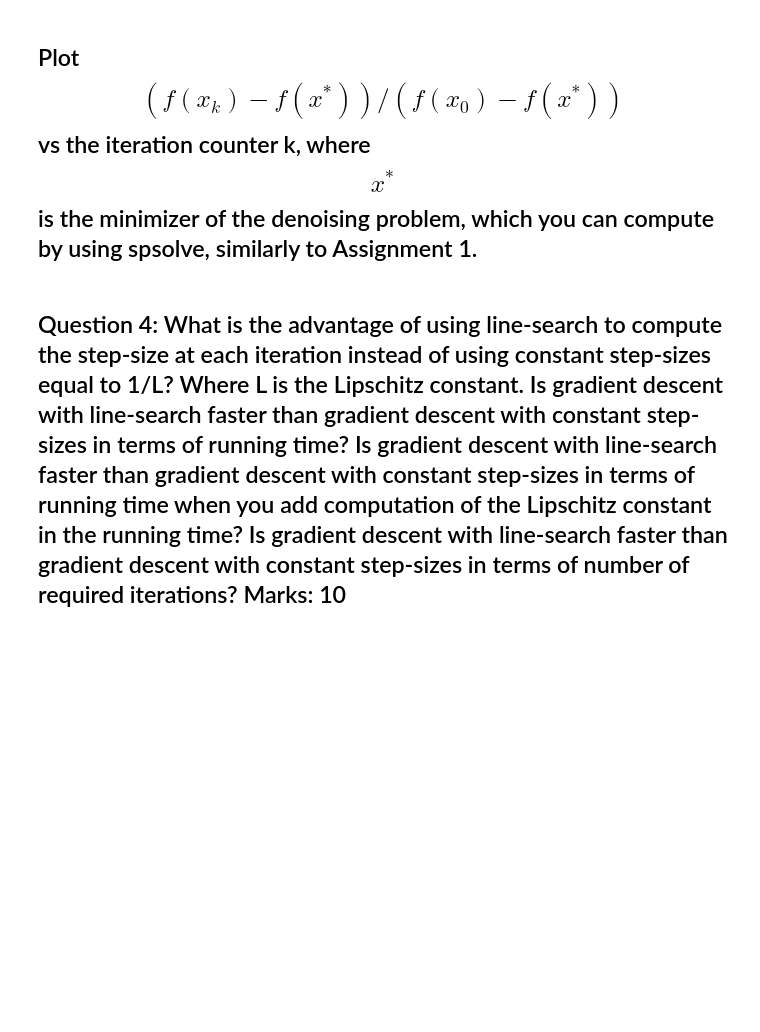
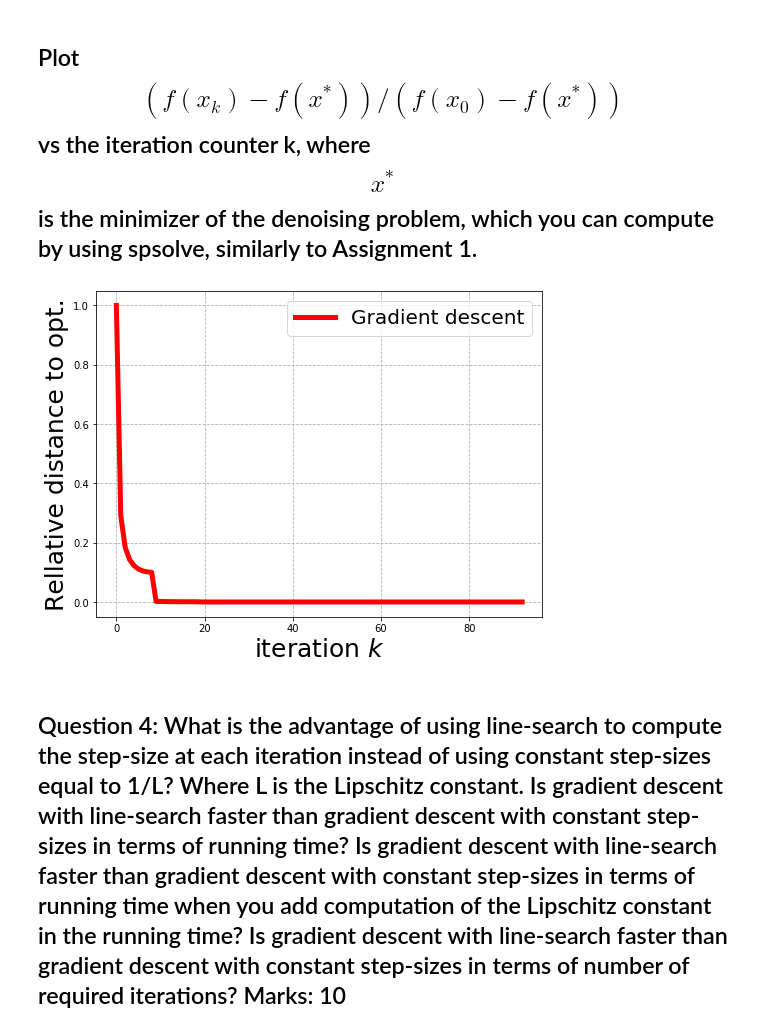
Before and after one commit to NedHuang/CS794, a Jupyter notebook: A2/assignment_2.ipynb, the cells around one changed output. Cells and saved outputs as stored; diff of their text form; code cells hidden in the pictures; blank space fills up the shorter version.

```diff
--- a/A2/assignment_2.ipynb
+++ b/A2/assignment_2.ipynb
@@ -241,3 +228,5 @@ max_iterations = 2000
 
 # Set x0 equal to the vectorized noisy image.
 # Write your code here.
+x0 = noisy_image.flatten('F')
+list_of_x_q3 = gradient_descent_ls(x0, epsilon, lambda_, max_iterations)
@@ -246,18 +237,26 @@ max_iterations = 2000
 # %%
 # Plot the rellative objective function vs number of iterations.
 
 # Write your code here.
 
 # Here is an example code
+store_data_for_plotting_q3 = []
+denominator = f_x0-f_minimizer
+for x in list_of_x_q3:
+    numerator = denoising(x.flatten('F')) - f_minimizer
+    store_data_for_plotting_q3.append(numerator / denominator)
+
+# Here is an example code
 
 fig = plt.figure(figsize=(8, 6))
-plt.plot(store_data_for_plotting, label=("Gradient descent"), linewidth=5.0, color ="red")
+plt.plot(store_data_for_plotting_q3, label=("Gradient descent"), linewidth=5.0, color ="red")
 
 plt.legend(prop={'size': 20},loc="upper right")
 plt.xlabel("iteration $k$", fontsize=25)
 plt.ylabel("Rellative distance to opt.", fontsize=25)
 plt.grid(linestyle='dashed')
-plt.show()
+# %% [output]
+[figure, added]
 # %% [markdown]
 ## Question 4: What is the advantage of using line-search to compute the step-size at each iteration instead of using constant step-sizes equal to 1/L? Where L is the Lipschitz constant. Is gradient descent with line-search faster than gradient descent with constant step-sizes in terms of running time? Is gradient descent with line-search faster than gradient descent with constant step-sizes in terms of running time when you add computation of the Lipschitz constant in the running time? Is gradient descent with line-search faster than gradient descent with constant step-sizes in terms of number of required iterations? Marks: 10
 # %% [markdown]
```
Also changed, not shown: parts of 6 cells of this notebook.
